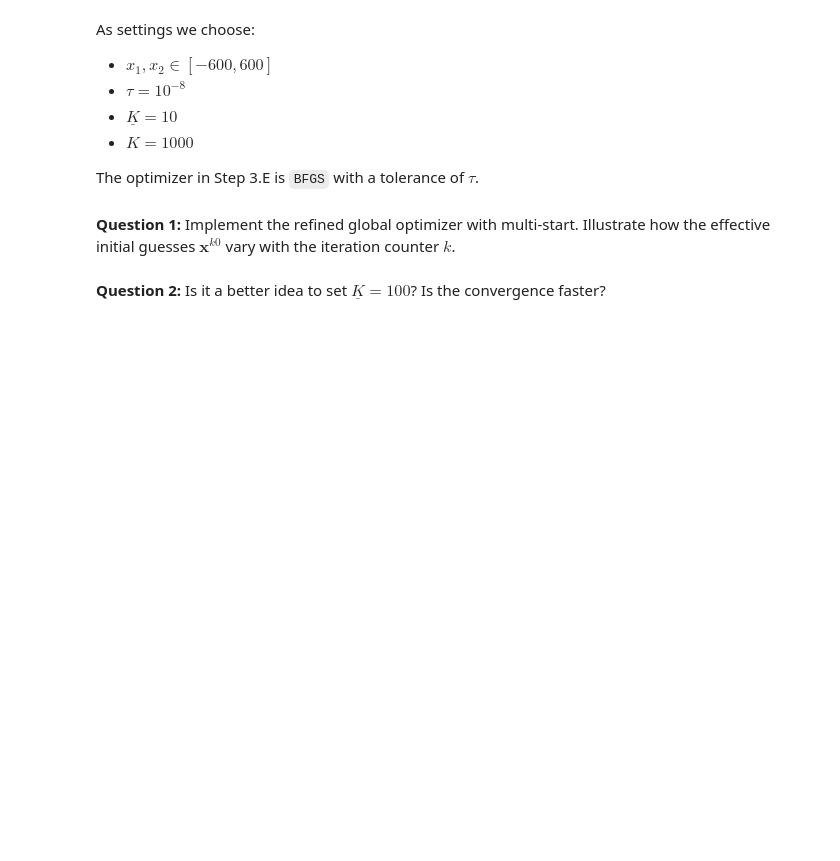
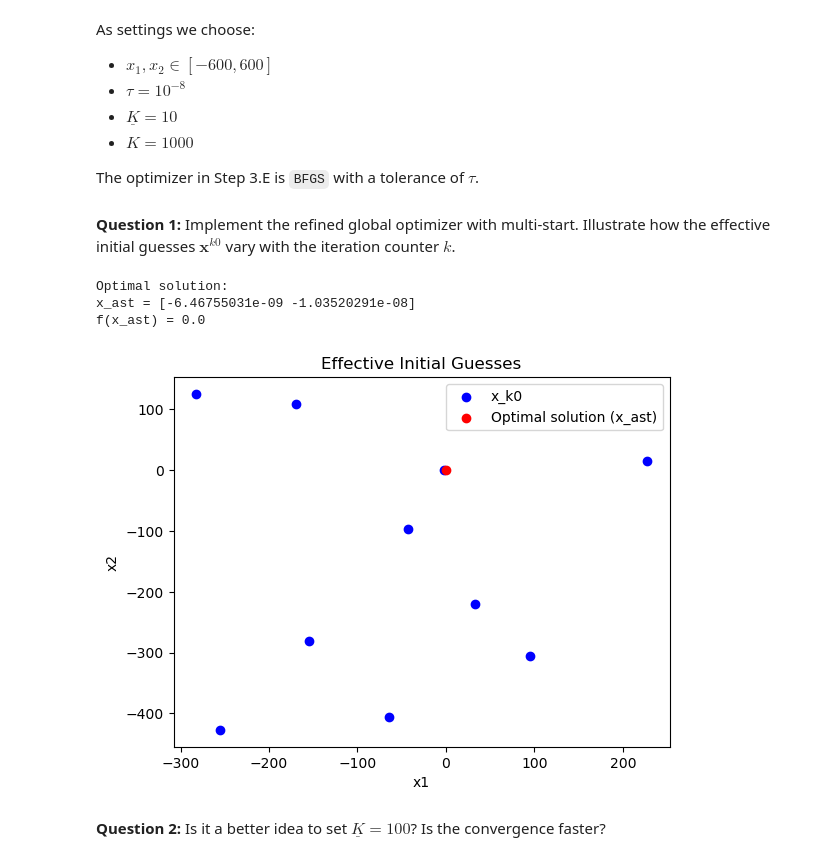
Before and after one commit to NumEconCopenhagen/projects-2023-kscd, a Jupyter notebook: Exam project/KExam-2023-notebook-kopi.ipynb, the cells around one changed output. Cells and saved outputs as stored; diff of their text form; code cells hidden in the pictures; blank space fills up the shorter version.

```diff
--- a/Exam project/KExam-2023-notebook-kopi.ipynb
+++ b/Exam project/KExam-2023-notebook-kopi.ipynb
@@ -612,3 +611,69 @@ The optimizer in Step 3.E is `BFGS` with a tolerance of $\tau$.
+# %%
+def refined_global_optimizer(bounds, tolerance, K_warmup, K_max):
+    # Step 1: Define bounds and tolerance
+    x_min, x_max = bounds
+    tau = tolerance
+
+    # Step 2: Choose warm-up iterations and maximum iterations
+    K_min = K_warmup
+
+    # Step 3: Iterations
+    x_ast = None
+    x_k0_values = []
+    for k in range(K_max):
+        # Step 3A: Generate random initial guess
+        x_k = np.random.uniform(x_min, x_max, size=2)
+
+        if k >= K_min:
+            # Step 3C: Calculate chi
+            chi = 0.50 * (2 / (1 + np.exp((k - K_min) / 100)))
+
+            # Step 3D: Calculate effective initial guess
+            x_k0 = chi * x_k + (1 - chi) * (x_ast if x_ast is not None else np.random.uniform(x_min, x_max, size=2))
+            x_k0_values.append(x_k0)
+
+            # Step 3E: Run optimizer with x_k0 as initial guess
+            result = minimize(griewank, x_k0, method='BFGS', tol=tau)
+
+            # Step 3F: Update x_ast if better solution found
+            if x_ast is None or result.fun < griewank(x_ast):
+                x_ast = result.x
+
+        # Step 3G: Check termination condition
+        if x_ast is not None and griewank(x_ast) < tau:
+            break
+
+    # Step 4: Return the result
+    return x_ast, x_k0_values
+
+# Settings
+bounds = [-600, 600]  # Bounds for x1 and x2
+tolerance = 1e-8  # Tolerance for convergence
+K_warmup = 10  # Number of warm-up iterations
+K_max = 1000  # Maximum number of iterations
+
+# Perform optimization
+result, x_k0_values = refined_global_optimizer(bounds, tolerance, K_warmup, K_max)
+
+# Print optimal solution and its function value
+print("Optimal solution:")
+print("x_ast =", result)
+print("f(x_ast) =", griewank(result))
+
+# Plotting the effective initial guesses
+x_k0_values = np.array(x_k0_values)
+plt.scatter(x_k0_values[:, 0], x_k0_values[:, 1], c='blue', label="x_k0")
+plt.scatter(result[0], result[1], c='red', label="Optimal solution (x_ast)")
+plt.xlabel("x1")
+plt.ylabel("x2")
+plt.legend()
+plt.title("Effective Initial Guesses")
+plt.show()
+# %% [output]
+Optimal solution:
+x_ast = [-6.46755031e-09 -1.03520291e-08]
+f(x_ast) = 0.0
+[figure, added]
 # %% [markdown]
 **Question 2:** Is it a better idea to set $\underline{K} = 100$? Is the convergence faster?
 # %%
```
Also changed, not shown: parts of 2 cells of this notebook.
